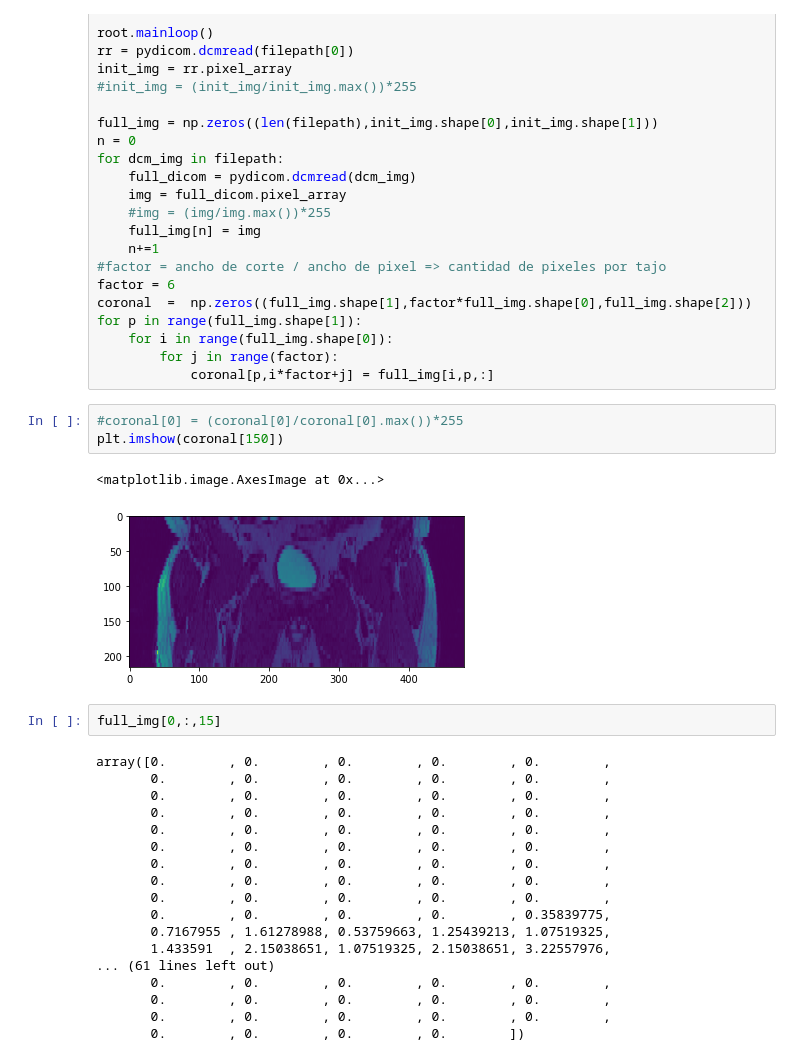
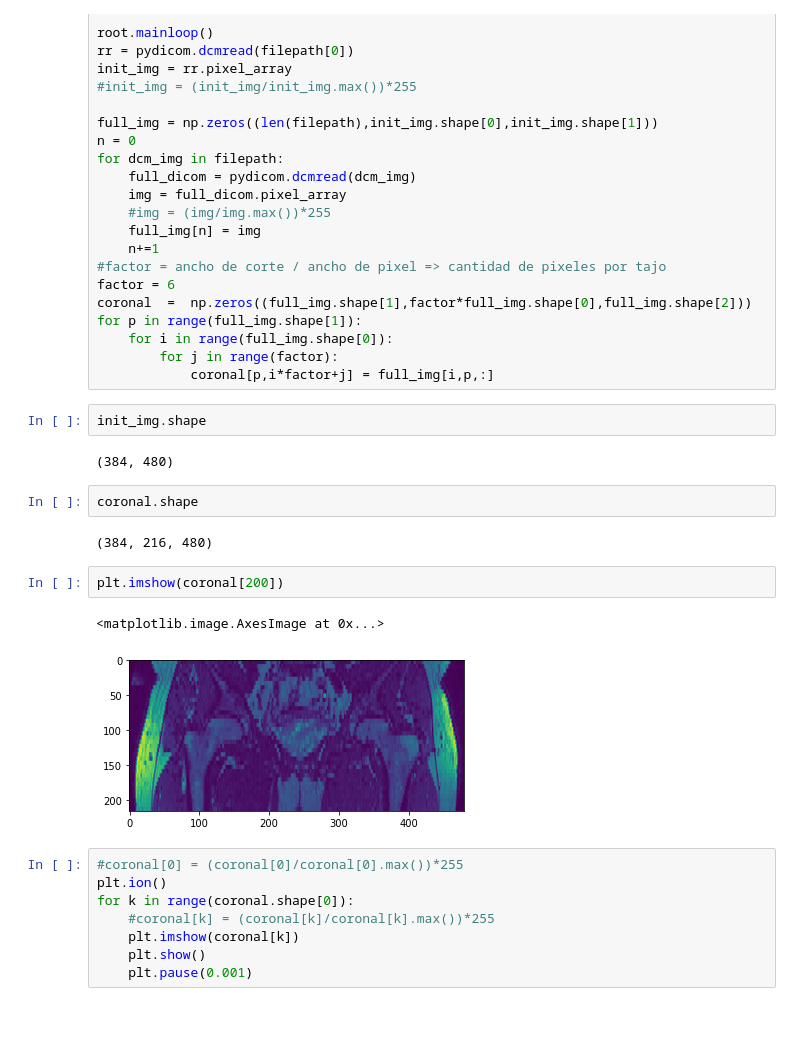
Before and after one commit to mpierangeli/PEFI-Prostate_Cancer_MRI, a Jupyter notebook: random/pruee.ipynb, the cells around one changed output. Drawn from its saved outputs; the diff is of its cells as text; blank space fills up the shorter version.

```diff
--- a/random/pruee.ipynb
+++ b/random/pruee.ipynb
@@ -115,29 +115,24 @@ for p in range(full_img.shape[1]):
     for i in range(full_img.shape[0]):
         for j in range(factor):
             coronal[p,i*factor+j] = full_img[i,p,:]
+# %%
+init_img.shape
+# %% [output]
+(384, 480)
+# %%
+coronal.shape
+# %% [output]
+(384, 216, 480)
+# %%
+plt.imshow(coronal[200])
+# %% [output]
+<matplotlib.image.AxesImage at 0x...>
+[figure, added]
 # %%
 #coronal[0] = (coronal[0]/coronal[0].max())*255
-plt.imshow(coronal[150])
+plt.ion()
+for k in range(coronal.shape[0]):
+    #coronal[k] = (coronal[k]/coronal[k].max())*255
+    plt.imshow(coronal[k])
+    plt.show()
+    plt.pause(0.001)
-# %% [output]
-<matplotlib.image.AxesImage at 0x...>
-[figure, removed]
-# %%
-full_img[0,:,15]
-# %% [output]
-array([0.        , 0.        , 0.        , 0.        , 0.        ,
-       0.        , 0.        , 0.        , 0.        , 0.        ,
-       0.        , 0.        , 0.        , 0.        , 0.        ,
-       0.        , 0.        , 0.        , 0.        , 0.        ,
-       0.        , 0.        , 0.        , 0.        , 0.        ,
-       0.        , 0.        , 0.        , 0.        , 0.        ,
-       0.        , 0.        , 0.        , 0.        , 0.        ,
-       0.        , 0.        , 0.        , 0.        , 0.        ,
-       0.        , 0.        , 0.        , 0.        , 0.        ,
-       0.        , 0.        , 0.        , 0.        , 0.35839775,
-       0.7167955 , 1.61278988, 0.53759663, 1.25439213, 1.07519325,
-       1.433591  , 2.15038651, 1.07519325, 2.15038651, 3.22557976,
-... (61 lines left out)
-       0.        , 0.        , 0.        , 0.        , 0.        ,
-       0.        , 0.        , 0.        , 0.        , 0.        ,
-       0.        , 0.        , 0.        , 0.        , 0.        ,
-       0.        , 0.        , 0.        , 0.        ])
```
Also changed, not shown: parts of 4 cells of this notebook, 1 other file.
